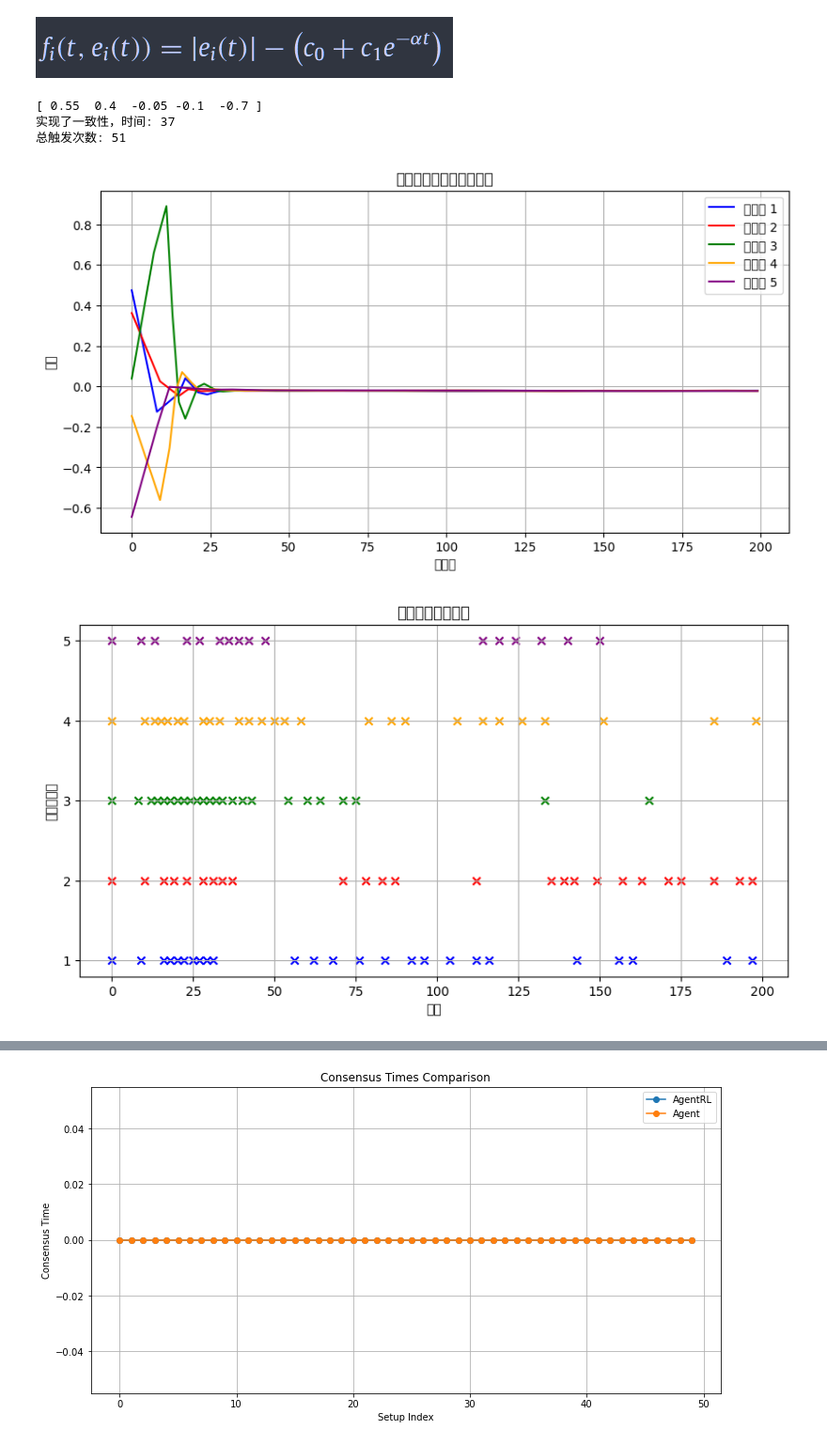
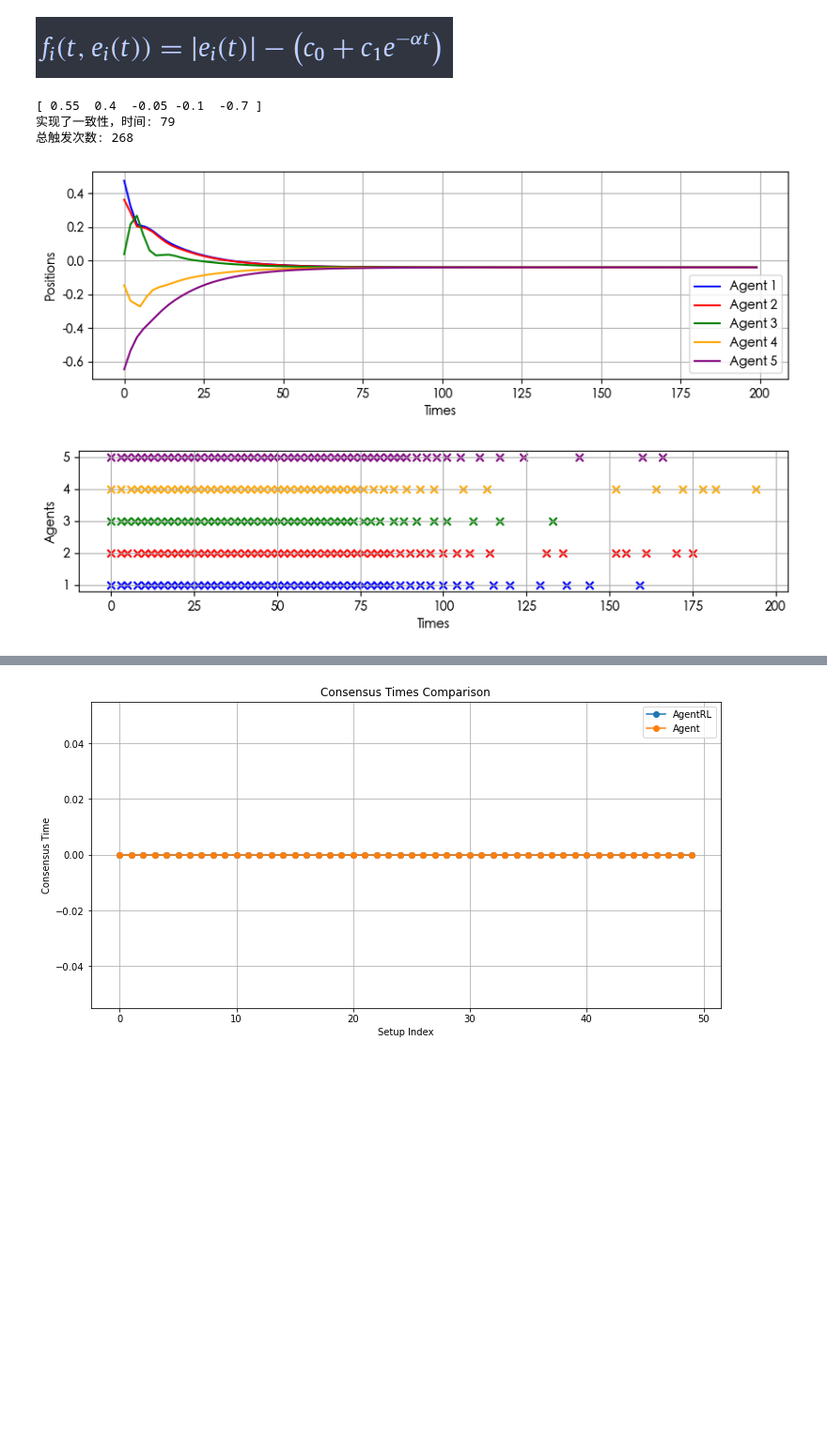
Before and after one commit to yjchenCN/Multi-agent-consensus-algorithm, a Jupyter notebook: traditional mathematical algorithms/Event-based broadcasting for multi-agent average consensus.ipynb, the cells around one changed output, grey strips where cells are left out. Shown at 94% size. Cells and saved outputs as stored; diff of their text form; code cells hidden in the pictures; blank space fills up the shorter version.

```diff
--- a/traditional mathematical algorithms/Event-based broadcasting for multi-agent average consensus.ipynb
+++ b/traditional mathematical algorithms/Event-based broadcasting for multi-agent average consensus.ipynb
@@ -3,6 +3,11 @@
 # %%
 import numpy as np
 import matplotlib.pyplot as plt
+from matplotlib import rcParams
+
+# 设置中文字体为macOS中的常见中文字体
+rcParams['font.sans-serif'] = ['PingFang SC', 'Heiti TC', 'Arial Unicode MS']
+rcParams['axes.unicode_minus'] = False  # 解决负号无法显示的问题
 
 class Agent:
     def __init__(self, initial_position, index):
@@ -12,9 +17,9 @@ class Agent:
         self.last_broadcast_position = self.position  #存储了该智能体最近一次广播的位置
         self.trigger_points = []
         self.u_i = 0
-        self.c_0 = 0.0004
-        self.c_1 = 6
-        self.alpha = 0.3
+        self.c_0 = 0.0001
+        self.c_1 = 0.2499
+        self.alpha = 0.4699
         self.trigger_count = 0
         self.consensus_time = None  # 记录实现一致性的时间
         self.a = 0.005
@@ -99,27 +104,27 @@ if consensus_achieved:
 else:
     print("没有实现一致性")
 
-trigger_counts = sum(len([point for point in agent.trigger_points if point[0] <= max(consensus_times)]) for agent in agents)
+trigger_counts = sum(len([point for point in agent.trigger_points]) for agent in agents)
 print(f"总触发次数: {trigger_counts}")
 
 # 手动指定每个智能体的颜色
 colors = ['blue', 'red', 'green', 'orange', 'purple']  # 每个智能体的颜色
 
+
 # 绘制结果图
-plt.figure(figsize=(10, 5))
+plt.figure(figsize=(10, 3))
 for i, agent in enumerate(agents):
-    plt.plot(positions[:, i], label=f'智能体 {i+1}', color=colors[i])
-plt.xlabel('时间步')
-plt.ylabel('位置')
-plt.title('智能体随时间变化的位置')
+    plt.plot(positions[:, i], label=f'Agent {i+1}', color=colors[i])
+plt.xlabel('Times')
+plt.ylabel('Positions')
+#plt.title('智能体随时间变化的位置')
 plt.legend()
 plt.grid(True)
-plt.show()
 
 
 
 # 绘制触发事件图，确保智能体的触发事件颜色与其位置图中的颜色相匹配
-plt.figure(figsize=(10, 5))
+plt.figure(figsize=(10, 2))
 # 收集所有智能体的触发时间点和对应的索引
 trigger_events = []
 for i, agent in enumerate(agents):
@@ -130,46 +135,43 @@ trigger_events.sort()
 # 绘制触发事件
 for t, i, color in trigger_events:
     plt.scatter(t, i, marker='x', color=color)  # type: ignore # 使用相应颜色绘制触发事件
-plt.xlabel('时间')
-plt.ylabel('智能体索引')
-plt.title('各智能体触发事件')
+plt.xlabel('Times')
+plt.ylabel('Agents')
+#plt.title('各智能体触发事件')
 plt.yticks(range(1, num_agents + 1))  # 设置y轴刻度以匹配智能体的索引
 plt.grid(True)
-plt.show()
+
 
 
 # 创建自定义的时间数组
 time = 50
 custom_time = np.arange(num_iterations) * dt
 
 # 截取前50个时间步的数据
 custom_time = custom_time[:time]
 
 # 绘制触发事件图，使用截取后的时间数组
-plt.figure(figsize=(10, 5))
+plt.figure(figsize=(10, 2))
 # 收集所有智能体的触发时间点和对应的索引以及颜色
 trigger_events = []
 for i, agent in enumerate(agents):
     for t, _ in agent.trigger_points:
         if t < time:  # 仅保留时间步前50的触发事件数据
             trigger_events.append((custom_time[t], i + 1, colors[i]))  # 存储时间、智能体索引和颜色
 # 按触发时间排序
 trigger_events.sort()
 # 绘制触发事件
 for t, i, color in trigger_events:
     plt.scatter(t * 10, i, marker='x', color=color)  # 使用之前生成的颜色映射绘制触发事件，保持颜色一致
-plt.xlabel('时间')
-plt.ylabel('智能体索引')
-plt.title('各智能体触发事件')
+plt.xlabel('Times')
+plt.ylabel('Agents')
+#plt.title('各智能体触发事件')
 plt.yticks(range(1, num_agents + 1))  # 设置y轴刻度以匹配智能体的索引
 plt.grid(True)
 plt.show()
-
-
-plt.show()
 # %% [output]
 [ 0.55  0.4  -0.05 -0.1  -0.7 ]
-实现了一致性，时间: 37
-总触发次数: 51
+实现了一致性，时间: 79
+总触发次数: 268
-[figure, old version]
+[figure, new version]
-[figure, old version]
+[figure, new version]
```
Also changed, not shown: parts of 4 cells of this notebook, 8 other files.
